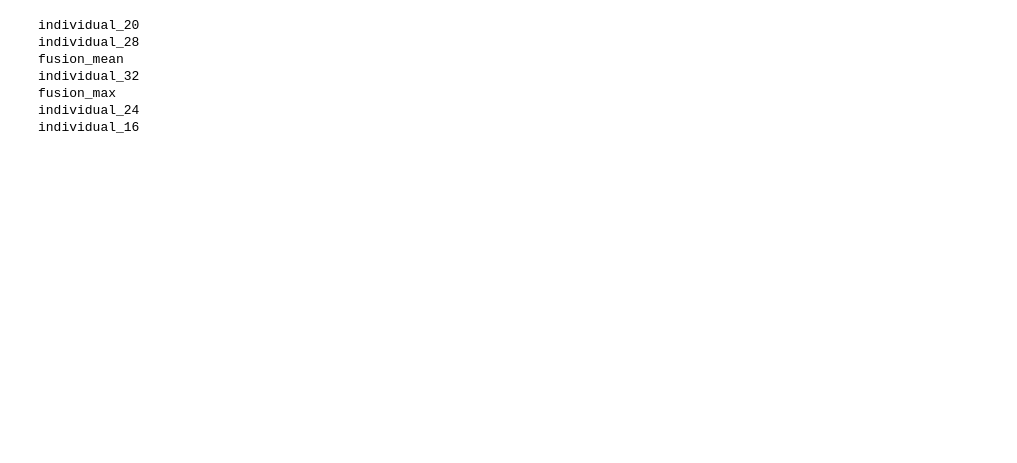
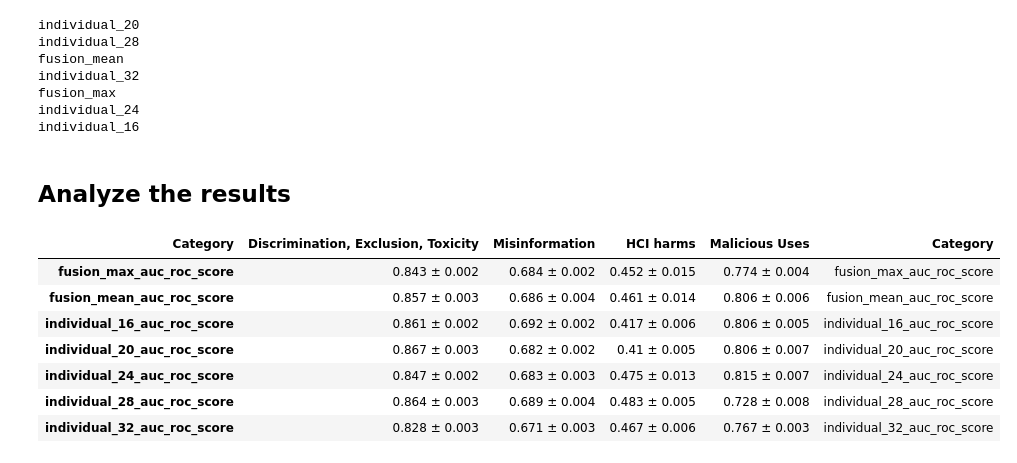
Before and after one commit to IshSiva/Safety-Awareness-in-LLMs, a Jupyter notebook: analyzePredictions.ipynb, the cells around one changed output. Cells and saved outputs as stored; diff of their text form; code cells hidden in the pictures; blank space fills up the shorter version.

```diff
--- a/analyzePredictions.ipynb
+++ b/analyzePredictions.ipynb
@@ -115,3 +149,21 @@ for category in categories:
 with open("output.csv", "w", newline='') as file:
     writer = csv.writer(file)
     writer.writerows(csv_rows)
+# %% [markdown]
+## Analyze the results
+# %%
+import pandas as pd
+df = pd.read_csv("output.csv", index_col=0)
+df = df.transpose()
+df["Category"] = df.index
+# %%
+df[df["Category"].str.contains("roc", case=True)].sort_values(by="Category", ascending=True)
+# %% [output]
+| Category | Discrimination, Exclusion, Toxicity | Misinformation | HCI harms | Malicious Uses | Category |
+| fusion_max_auc_roc_score | 0.843 ± 0.002 | 0.684 ± 0.002 | 0.452 ± 0.015 | 0.774 ± 0.004 | fusion_max_auc_roc_score |
+| fusion_mean_auc_roc_score | 0.857 ± 0.003 | 0.686 ± 0.004 | 0.461 ± 0.014 | 0.806 ± 0.006 | fusion_mean_auc_roc_score |
+| individual_16_auc_roc_score | 0.861 ± 0.002 | 0.692 ± 0.002 | 0.417 ± 0.006 | 0.806 ± 0.005 | individual_16_auc_roc_score |
+| individual_20_auc_roc_score | 0.867 ± 0.003 | 0.682 ± 0.002 | 0.41 ± 0.005 | 0.806 ± 0.007 | individual_20_auc_roc_score |
+| individual_24_auc_roc_score | 0.847 ± 0.002 | 0.683 ± 0.003 | 0.475 ± 0.013 | 0.815 ± 0.007 | individual_24_auc_roc_score |
+| individual_28_auc_roc_score | 0.864 ± 0.003 | 0.689 ± 0.004 | 0.483 ± 0.005 | 0.728 ± 0.008 | individual_28_auc_roc_score |
+| individual_32_auc_roc_score | 0.828 ± 0.003 | 0.671 ± 0.003 | 0.467 ± 0.006 | 0.767 ± 0.003 | individual_32_auc_roc_score |
```
Also changed, not shown: parts of 4 cells of this notebook, 5 other files.
